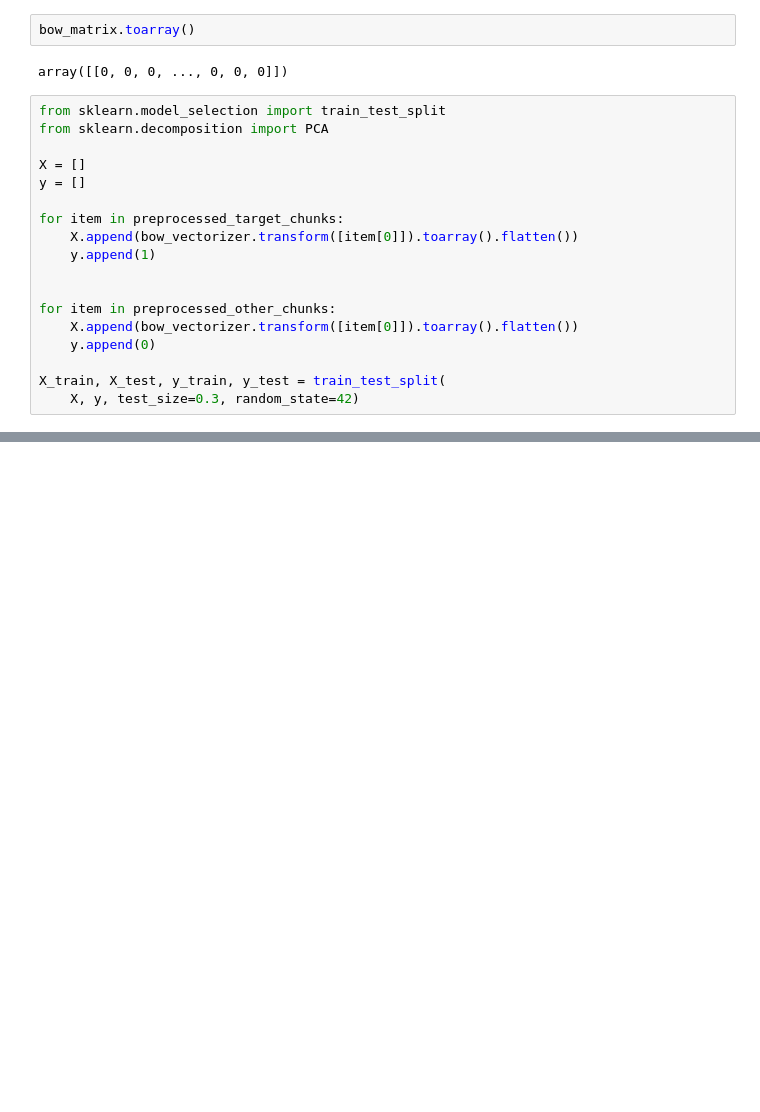
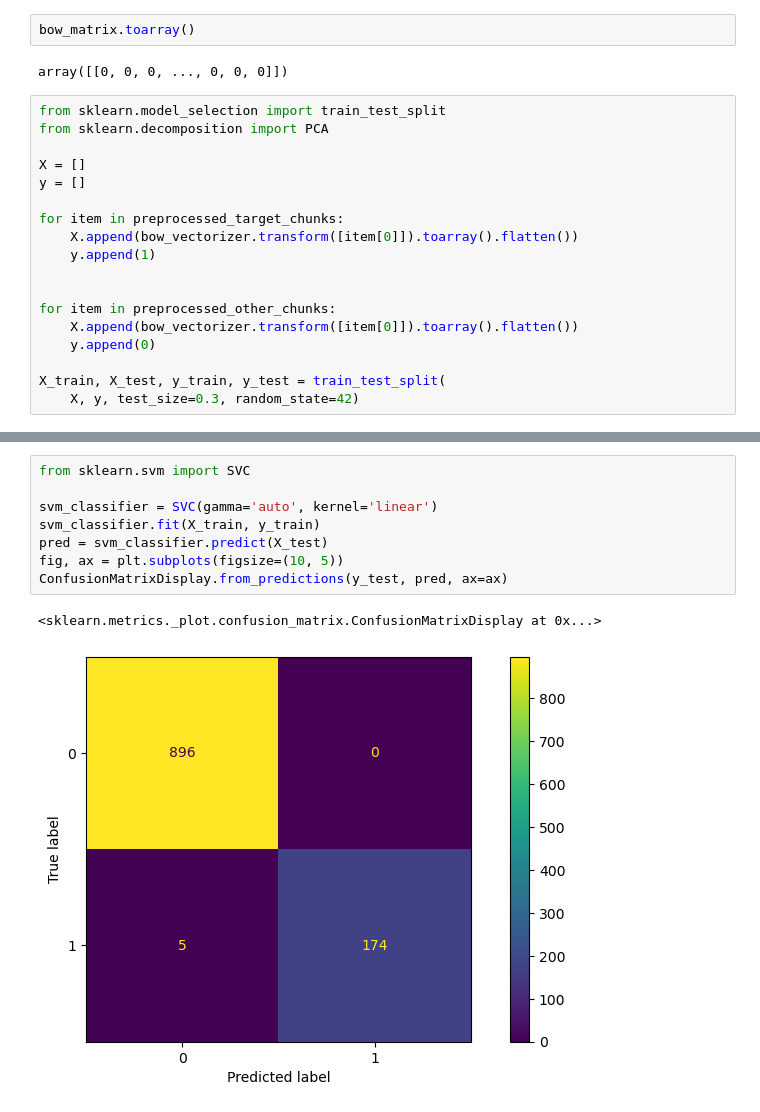
Before and after one commit to amirivojdan/nlp524, a Jupyter notebook: Project1/code.ipynb, the cells around one changed output, grey strips where cells are left out. Saved outputs shown, nothing was run; the diff lists cells and outputs as text; blank space fills up the shorter version.

```diff
--- a/Project1/code.ipynb
+++ b/Project1/code.ipynb
@@ -159,0 +202,11 @@ ConfusionMatrixDisplay.from_predictions(y_test, pred, ax=ax)
+# %%
+from sklearn.svm import SVC
+
+svm_classifier = SVC(gamma='auto', kernel='linear')
+svm_classifier.fit(X_train, y_train)
+pred = svm_classifier.predict(X_test)
+fig, ax = plt.subplots(figsize=(10, 5))
+ConfusionMatrixDisplay.from_predictions(y_test, pred, ax=ax)
+# %% [output]
+<sklearn.metrics._plot.confusion_matrix.ConfusionMatrixDisplay at 0x...>
+[figure, added]
```
Also changed, not shown: parts of 11 cells of this notebook.
